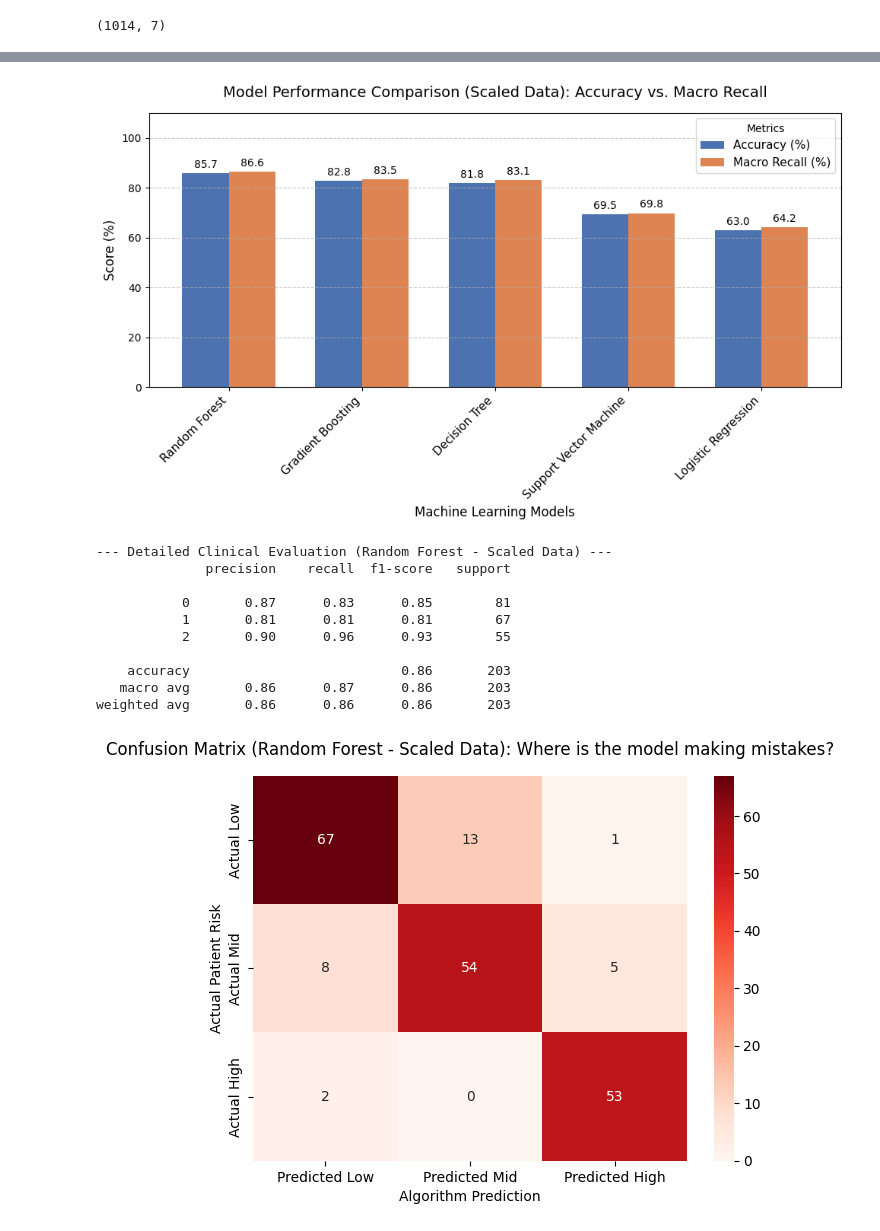
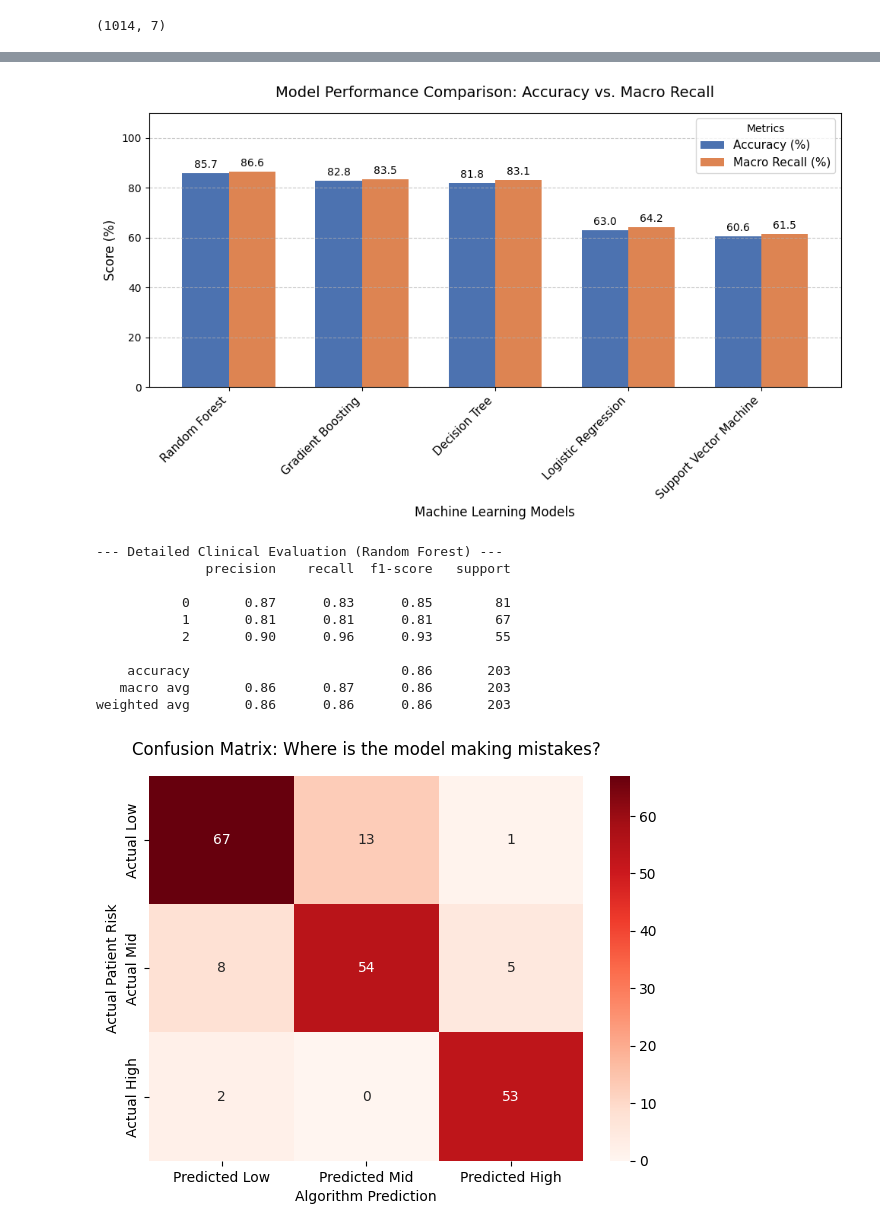
Before and after one commit to mahmooda23/Early-Risk-Stratification-of-Maternal-Complications-during-Pregnancy-, a Jupyter notebook: predict_risk_during_pregnancy.ipynb, the cells around one changed output, grey strips where cells are left out. Cells and saved outputs as stored; diff of their text form; code cells hidden in the pictures.

```diff
--- a/predict_risk_during_pregnancy.ipynb
+++ b/predict_risk_during_pregnancy.ipynb
@@ -229,20 +184,0 @@ First 5 rows of the DataFrame with numerical RiskLevel:
-# %%
-# Clean the RiskLevel column: strip whitespace and convert to lowercase
-df['RiskLevel'] = df['RiskLevel'].str.strip().str.lower()
-
-# Display value counts to verify cleaning (optional)
-print("RiskLevel column value counts after cleaning:")
-print(df['RiskLevel'].value_counts())
-
-# Now, apply the mapping
-risk_level_mapping = {
-    'low risk': 0,
-    'mid risk': 1,
-    'high risk': 2
-}
-df['RiskLevel'] = df['RiskLevel'].map(risk_level_mapping)
-
-print("\nRiskLevel column after mapping:")
-print(df['RiskLevel'].value_counts())
-print("\nFirst 5 rows of the DataFrame with numerical RiskLevel:")
-display(df.head())
@@ -408,13 +270,13 @@ Support Vector Machine         69.46             69.82
 # %%
 # 1. Set the 'Model' column as the index so it becomes the X-axis labels
-
-plot_df_scaled = comparison_df_scaled.set_index('Model')
+plot_df = comparison_df.set_index('Model')
 
 # 2. Create the grouped bar chart
-ax_scaled = plot_df_scaled.plot(kind='bar', figsize=(10, 6), width=0.7, color=['#4C72B0', '#DD8452'])
+# The pandas .plot() function automatically handles grouping the two columns
+ax = plot_df.plot(kind='bar', figsize=(10, 6), width=0.7, color=['#4C72B0', '#DD8452'])
 
 # 3. Add titles and labels
-plt.title('Model Performance Comparison (Scaled Data): Accuracy vs. Macro Recall', fontsize=14, pad=15)
+plt.title('Model Performance Comparison: Accuracy vs. Macro Recall', fontsize=14, pad=15)
 plt.ylabel('Score (%)', fontsize=12)
 plt.xlabel('Machine Learning Models', fontsize=12)
 
@@ -425,48 +287,48 @@ plt.legend(title='Metrics', fontsize=11)
 plt.grid(axis='y', linestyle='--', alpha=0.7)
 
 # 5. Add the exact numbers on top of the bars for clarity
-for container in ax_scaled.containers:
-    ax_scaled.bar_label(container, fmt='%.1f', padding=3, fontsize=10)
+for container in ax.containers:
+    ax.bar_label(container, fmt='%.1f', padding=3, fontsize=10)
 
 # 6. Adjust layout so the labels don't get cut off, then display
 plt.tight_layout()
 plt.show()
 # %% [output]
-[figure, old version]
+[figure, new version]
 # %%
-# Identify the best performing model from the scaled results
-best_model_name_scaled = comparison_df_scaled.iloc[0]['Model']
-best_model_scaled = models_scaled[best_model_name_scaled]
+# Assuming 'Random Forest' was the winner from your comparison table
+best_model = models["Random Forest"]
 
-# 1. Generate final predictions using the winning model with scaled data
-y_pred_best_scaled = best_model_scaled.predict(X_test_scaled_df)
+# 1. Generate final predictions using the winning model
+y_pred_best = best_model.predict(X_test)
 
 # 2. Print the detailed Classification Report
-print(f"--- Detailed Clinical Evaluation ({best_model_name_scaled} - Scaled Data) ---")
-print(classification_report(y_test, y_pred_best_scaled))
+print("--- Detailed Clinical Evaluation (Random Forest) ---")
+print(classification_report(y_test, y_pred_best))
 
 
 # 3. Plot the Confusion Matrix
-cm_scaled = confusion_matrix(y_test, y_pred_best_scaled, labels=[0, 1, 2])
+# FIX: Changed labels to [0, 1, 2] to match your encoded data
+cm = confusion_matrix(y_test, y_pred_best, labels=[0, 1, 2])
 
 plt.figure(figsize=(7, 5))
-sns.heatmap(cm_scaled, annot=True, fmt='d', cmap='Reds',
+sns.heatmap(cm, annot=True, fmt='d', cmap='Reds',
             xticklabels=['Predicted Low', 'Predicted Mid', 'Predicted High'],
             yticklabels=['Actual Low', 'Actual Mid', 'Actual High'])
-plt.title(f'Confusion Matrix ({best_model_name_scaled} - Scaled Data): Where is the model making mistakes?', pad=15)
+plt.title('Confusion Matrix: Where is the model making mistakes?', pad=15)
 plt.ylabel('Actual Patient Risk')
 plt.xlabel('Algorithm Prediction')
 plt.show()
 # %% [output]
---- Detailed Clinical Evaluation (Random Forest - Scaled Data) ---
+--- Detailed Clinical Evaluation (Random Forest) ---
               precision    recall  f1-score   support
 
            0       0.87      0.83      0.85        81
            1       0.81      0.81      0.81        67
            2       0.90      0.96      0.93        55
 
     accuracy                           0.86       203
    macro avg       0.86      0.87      0.86       203
 weighted avg       0.86      0.86      0.86       203
-[figure, old version]
+[figure, new version]
 # %%
```
Also changed, not shown: parts of 21 cells of this notebook.
